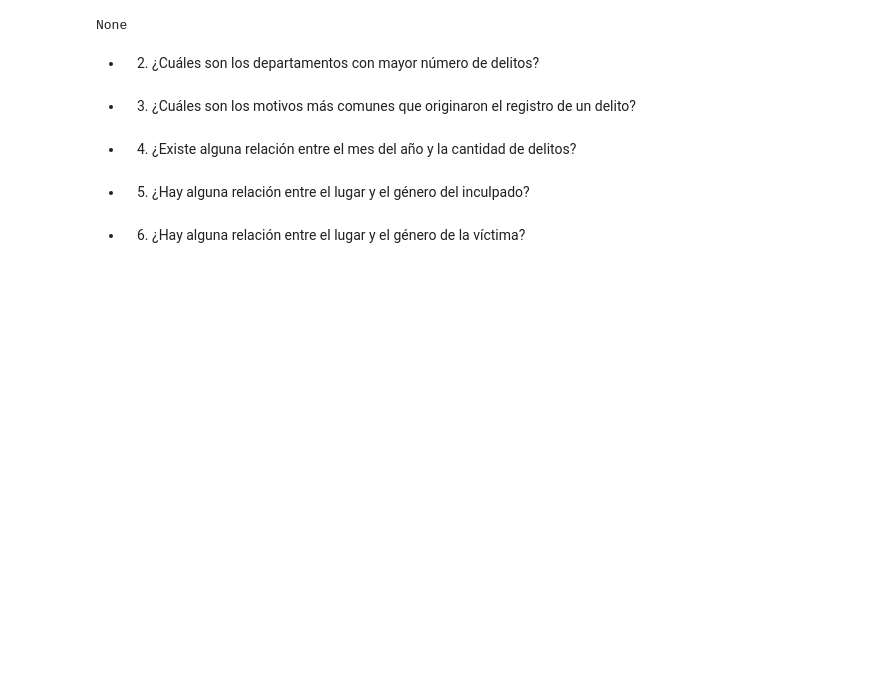
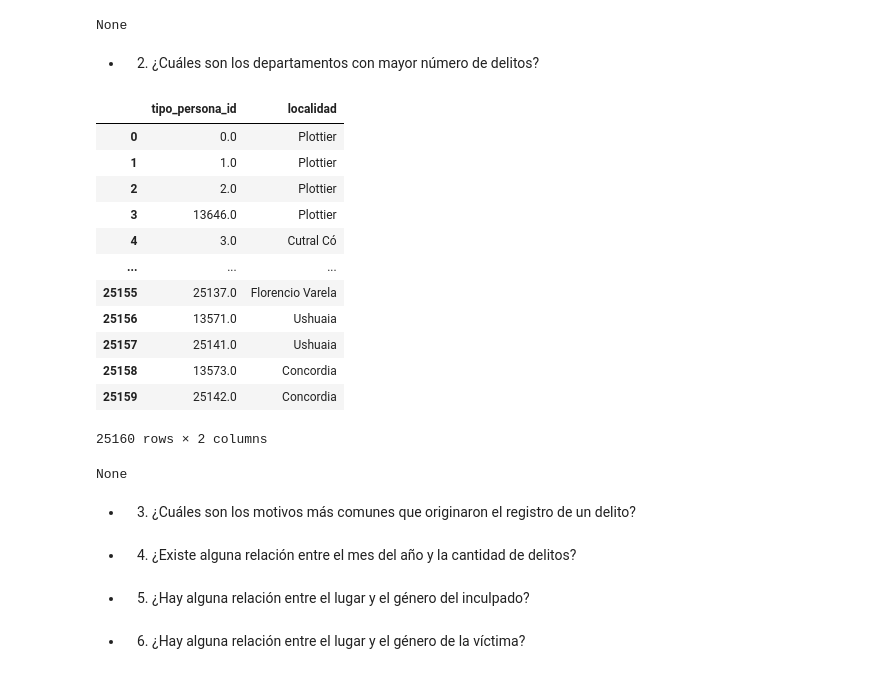
Before and after one commit to ianCristianAriel/2017--2021-argentina-analisis-delitos-registrados, a Jupyter notebook: notebooks/limpios/2_preparacion/2_preparacion.ipynb, the cells around one changed output. Cells and saved outputs as stored; diff of their text form; code cells hidden in the pictures; blank space fills up the shorter version.

Commit message:
Se agrega dataset generado para responder la pregunta 2

```diff
--- a/notebooks/limpios/2_preparacion/2_preparacion.ipynb
+++ b/notebooks/limpios/2_preparacion/2_preparacion.ipynb
@@ -188,3 +188,24 @@ ruta_destino = "../../../datos/procesados/preparacion01_datos_sexo_victima.csv"
 datos_sexo_victima.to_csv(ruta_destino, index=False)
 # %% [markdown]
 - 2. ¿Cuáles son los departamentos con mayor número de delitos?
+# %%
+datos_deptos_delitos = reduccion(datos_escalados, 'localidad', 5)
+# %%
+#Se recupera la codificacion categorica para la columna "localidad"
+datos_deptos_delitos['localidad'] = datos.localidad
+print(disp(datos_deptos_delitos))
+# %% [output]
+|  | tipo_persona_id | localidad |
+| 0 | 0.0 | Plottier |
+| 1 | 1.0 | Plottier |
+| 2 | 2.0 | Plottier |
+| 3 | 13646.0 | Plottier |
+| 4 | 3.0 | Cutral Có |
+| ... | ... | ... |
+| 25155 | 25137.0 | Florencio Varela |
+| 25156 | 13571.0 | Ushuaia |
+| 25157 | 25141.0 | Ushuaia |
+| 25158 | 13573.0 | Concordia |
+| 25159 | 25142.0 | Concordia |
+25160 rows × 2 columns
+None
```
Also changed, not shown: parts of 4 cells of this notebook, 2 other files.
